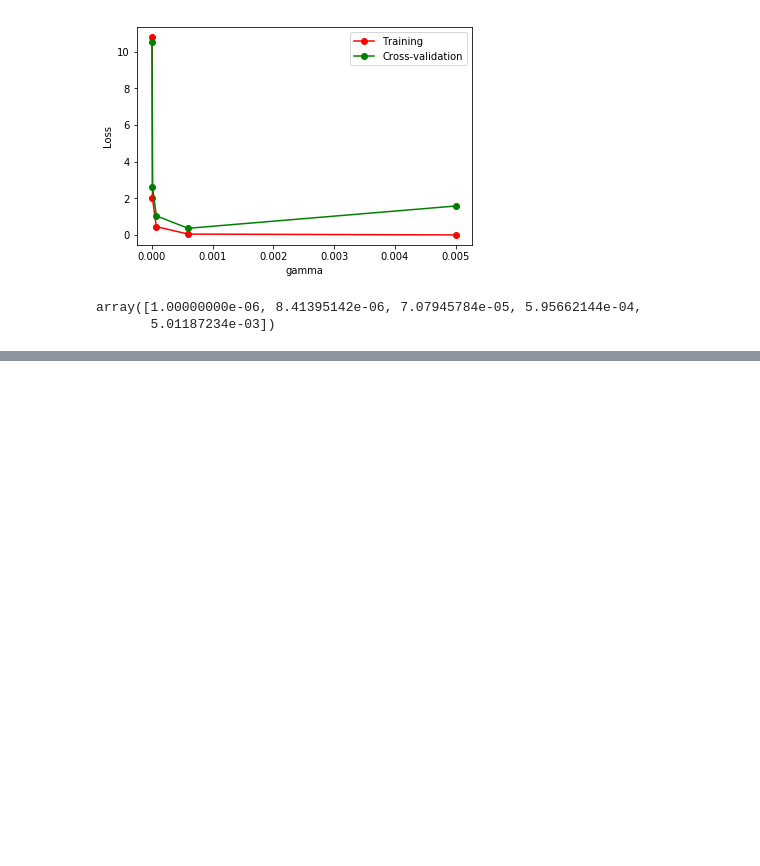
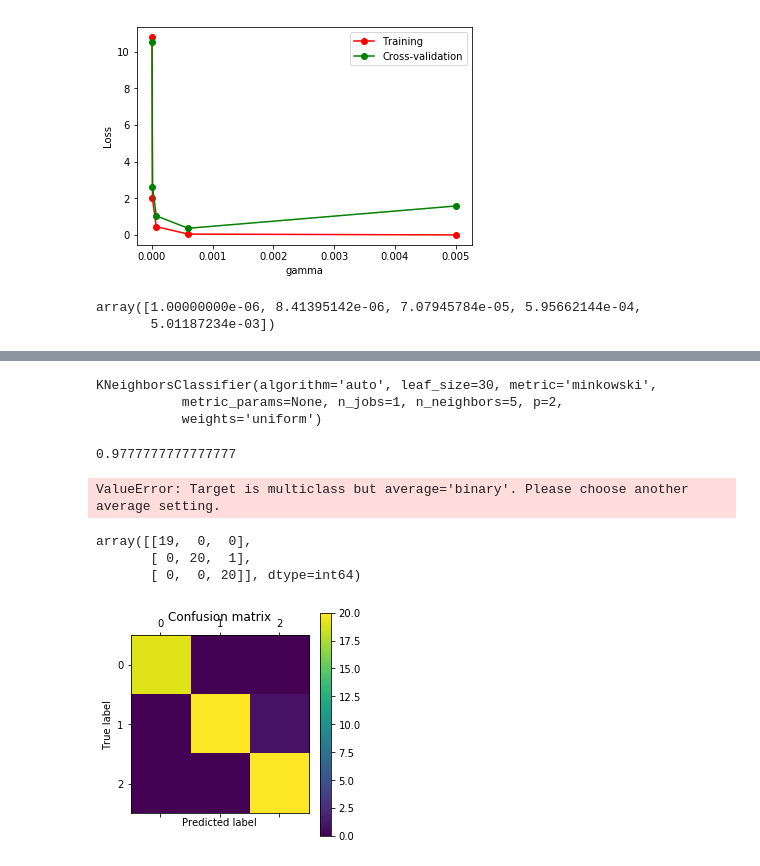
Before and after one commit to tonytommy4714/iii, a Jupyter notebook: sckitlearnpractice.ipynb, the cells around one changed output, grey strips where cells are left out. Drawn from its saved outputs; the diff is of its cells as text; code cells hidden in the pictures; blank space fills up the shorter version.

```diff
--- a/sckitlearnpractice.ipynb
+++ b/sckitlearnpractice.ipynb
@@ -265,0 +273,37 @@ array([1.00000000e-06, 8.41395142e-06, 7.07945784e-05, 5.95662144e-04,
+# %%
+X_train, X_test, y_train, y_test = train_test_split(
+    iris_X, iris_y, test_size=0.4)
+# %%
+knn = KNeighborsClassifier()
+knn.fit(X_train, y_train)
+# %% [output]
+KNeighborsClassifier(algorithm='auto', leaf_size=30, metric='minkowski',
+           metric_params=None, n_jobs=1, n_neighbors=5, p=2,
+           weights='uniform')
+# %%
+pred=knn.predict(X_test)
+# %%
+knn.score(X_train, y_train)
+# %% [output]
+0.9777777777777777
+# %%
+precision_score()
+# %% [output]
+ValueError: Target is multiclass but average='binary'. Please choose another average setting.
+# %%
+cm=confusion_matrix(y_test,pred)
+# %%
+cm
+# %% [output]
+array([[19,  0,  0],
+       [ 0, 20,  1],
+       [ 0,  0, 20]], dtype=int64)
+# %%
+plt.matshow(cm)
+plt.title('Confusion matrix')
+plt.colorbar()
+plt.ylabel('True label')
+plt.xlabel('Predicted label')
+plt.show()
+# %% [output]
+[figure, added]
```
Also changed, not shown: parts of 4 cells of this notebook.
